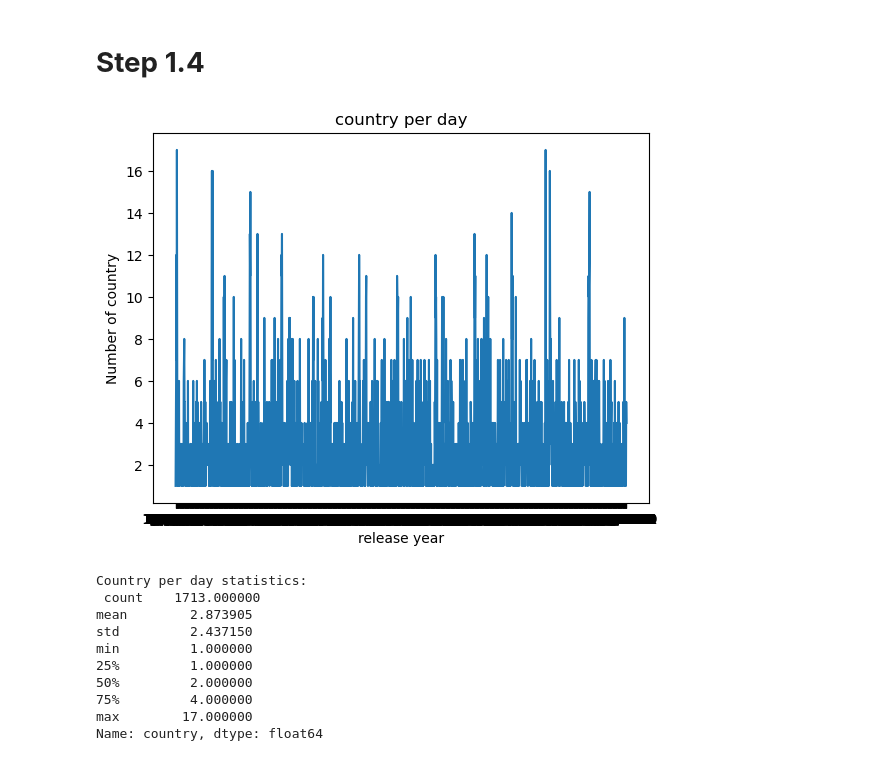
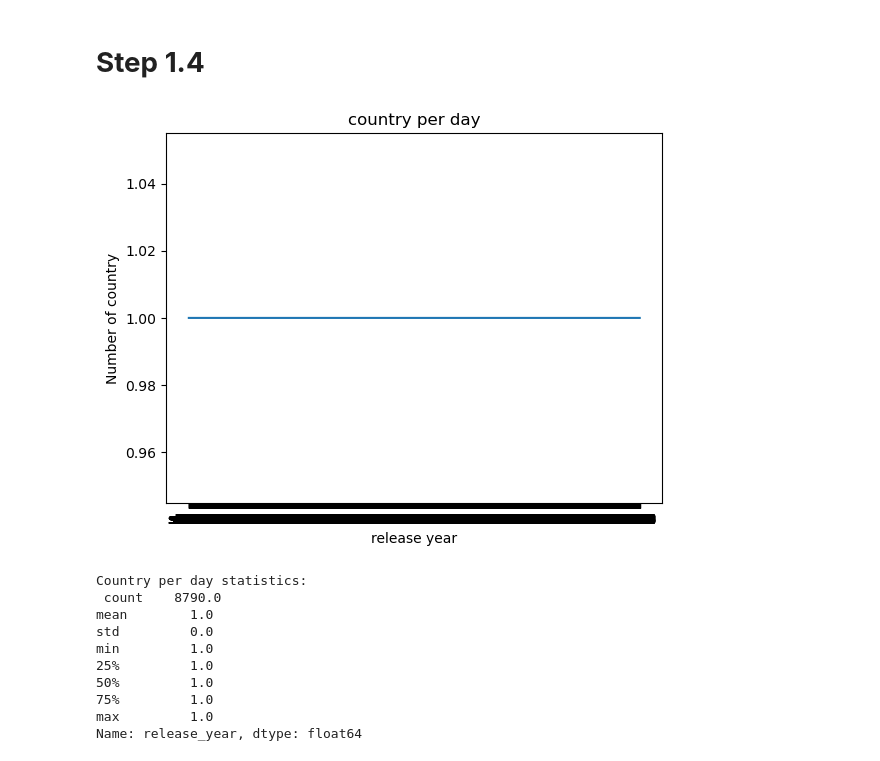
Before and after one commit to DanielXV1/Project-DataBase, a Jupyter notebook: project-database.ipynb, the cells around one changed output. Cells and saved outputs as stored; diff of their text form; code cells hidden in the pictures.

Commit message:
Kaggle Notebook | Project DataBase | Version 17

```diff
--- a/project-database.ipynb
+++ b/project-database.ipynb
@@ -288,44 +313,44 @@ data.drop_duplicates(inplace=True)
 data.dropna(inplace=True)
 
 # расчет метрик
-country_per_day = data.groupby('date_added')['country'].nunique()
+country_per_day = data.groupby('show_id')['release_year'].nunique()
 #sales_per_day = data.groupby('date')['sales'].sum()
 #sales_per_visitor = data.groupby('country')['sales'].sum()
 
 # визуализация результатов
 import matplotlib.pyplot as plt
 
 plt.plot(country_per_day)
 plt.title('country per day')
 plt.xlabel('release year')
 plt.ylabel('Number of country')
 plt.show()
 
 #plt.plot(sales_per_day)
 #plt.title('Sales per day')
 #plt.xlabel('Date')
 #plt.ylabel('Sales')
 #plt.show()
 
 #plt.hist(sales_per_visitor)
 #plt.title('Sales per visitor')
 #plt.xlabel('Sales')
 #plt.ylabel('Number of visitors')
 #plt.show()
 
 # анализ каждой метрики
 print('Country per day statistics:\n', country_per_day.describe())
 #print('Sales per day statistics:\n', sales_per_day.describe())
 #print('Sales per visitor statistics:\n', sales_per_visitor.describe())
 # %% [output]
-[figure, old version]
+[figure, new version]
 Country per day statistics:
- count    1713.000000
-mean        2.873905
-std         2.437150
-min         1.000000
-25%         1.000000
-50%         2.000000
-75%         4.000000
-max        17.000000
-Name: country, dtype: float64
+ count    8790.0
+mean        1.0
+std         0.0
+min         1.0
+25%         1.0
+50%         1.0
+75%         1.0
+max         1.0
+Name: release_year, dtype: float64
```
Also changed, not shown: parts of 1 cell of this notebook.
